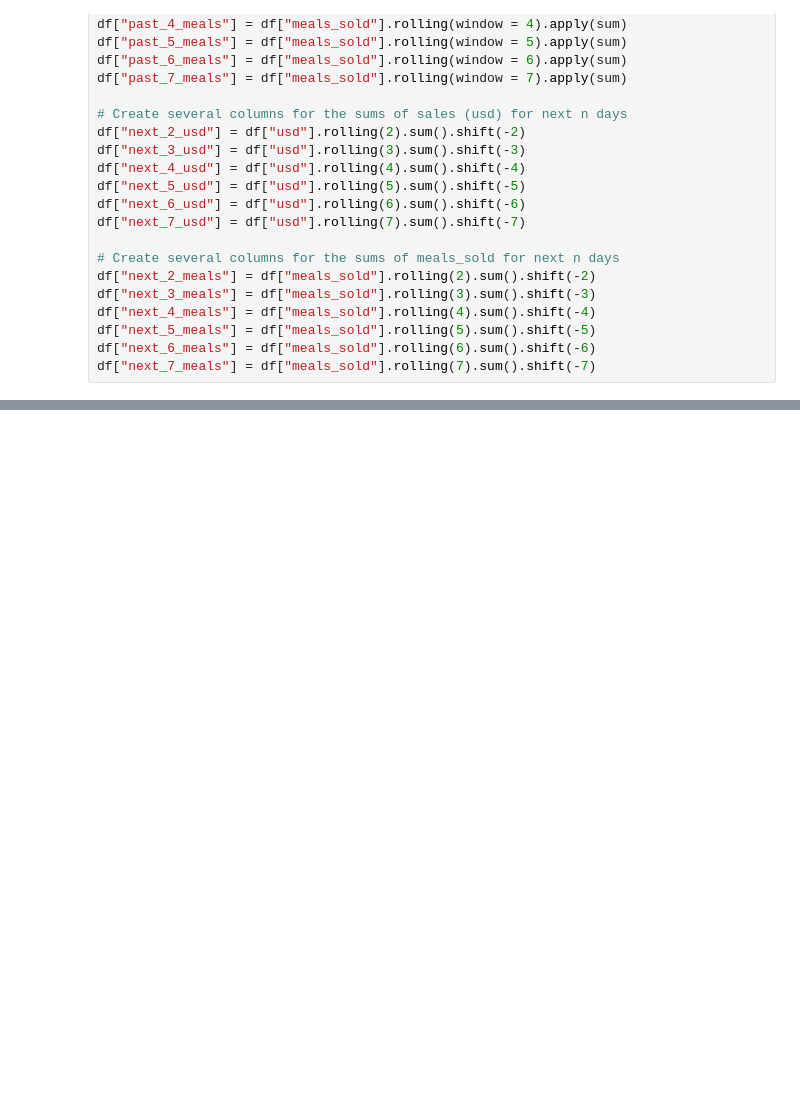
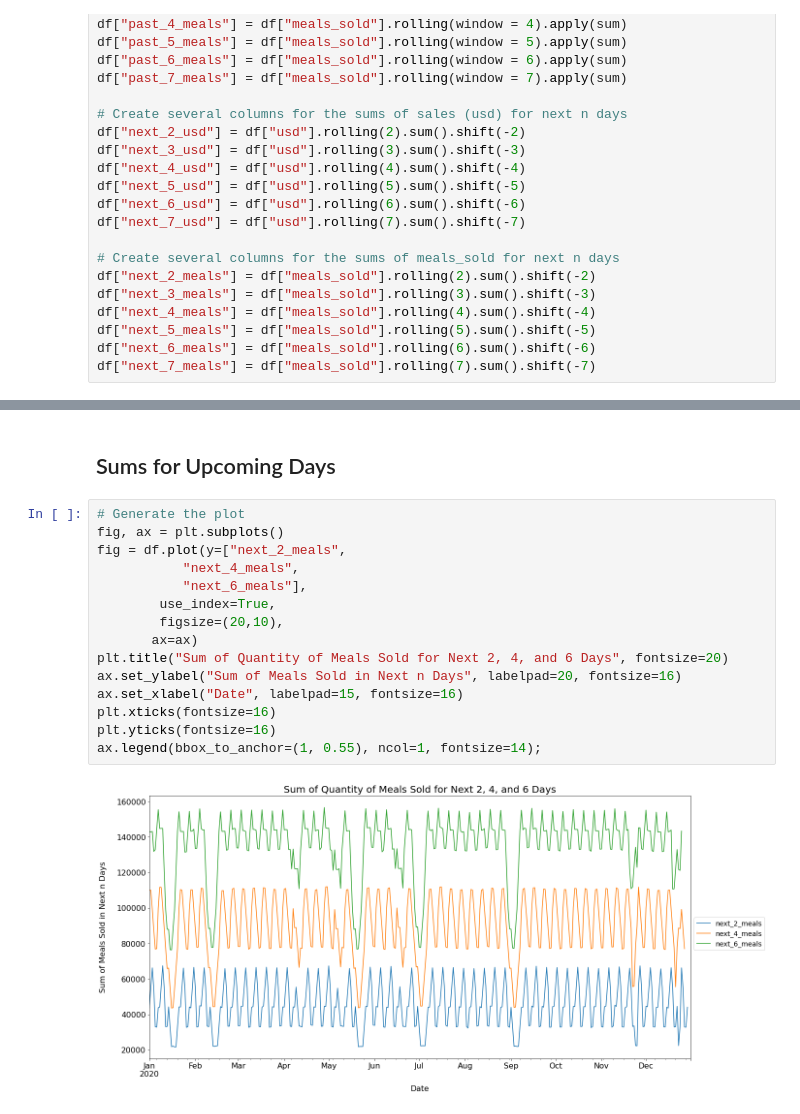
Before and after one commit to jvgalvin/Portfolio, a Jupyter notebook: project_1_4.ipynb, the cells around one changed output, grey strips where cells are left out. Cells and saved outputs as stored; diff of their text form; blank space fills up the shorter version.

```diff
--- a/project_1_4.ipynb
+++ b/project_1_4.ipynb
@@ -285,0 +339,19 @@ Name: meals_sold, dtype: Float64
+# %% [markdown]
+## Sums for Upcoming Days
+# %%
+# Generate the plot
+fig, ax = plt.subplots()
+fig = df.plot(y=["next_2_meals",
+           "next_4_meals",
+           "next_6_meals"],
+        use_index=True,
+        figsize=(20,10),
+       ax=ax)
+plt.title("Sum of Quantity of Meals Sold for Next 2, 4, and 6 Days", fontsize=20)
+ax.set_ylabel("Sum of Meals Sold in Next n Days", labelpad=20, fontsize=16)
+ax.set_xlabel("Date", labelpad=15, fontsize=16)
+plt.xticks(fontsize=16)
+plt.yticks(fontsize=16)
+ax.legend(bbox_to_anchor=(1, 0.55), ncol=1, fontsize=14);
+# %% [output]
+[figure, added]
```
Also changed, not shown: parts of 15 cells of this notebook.
